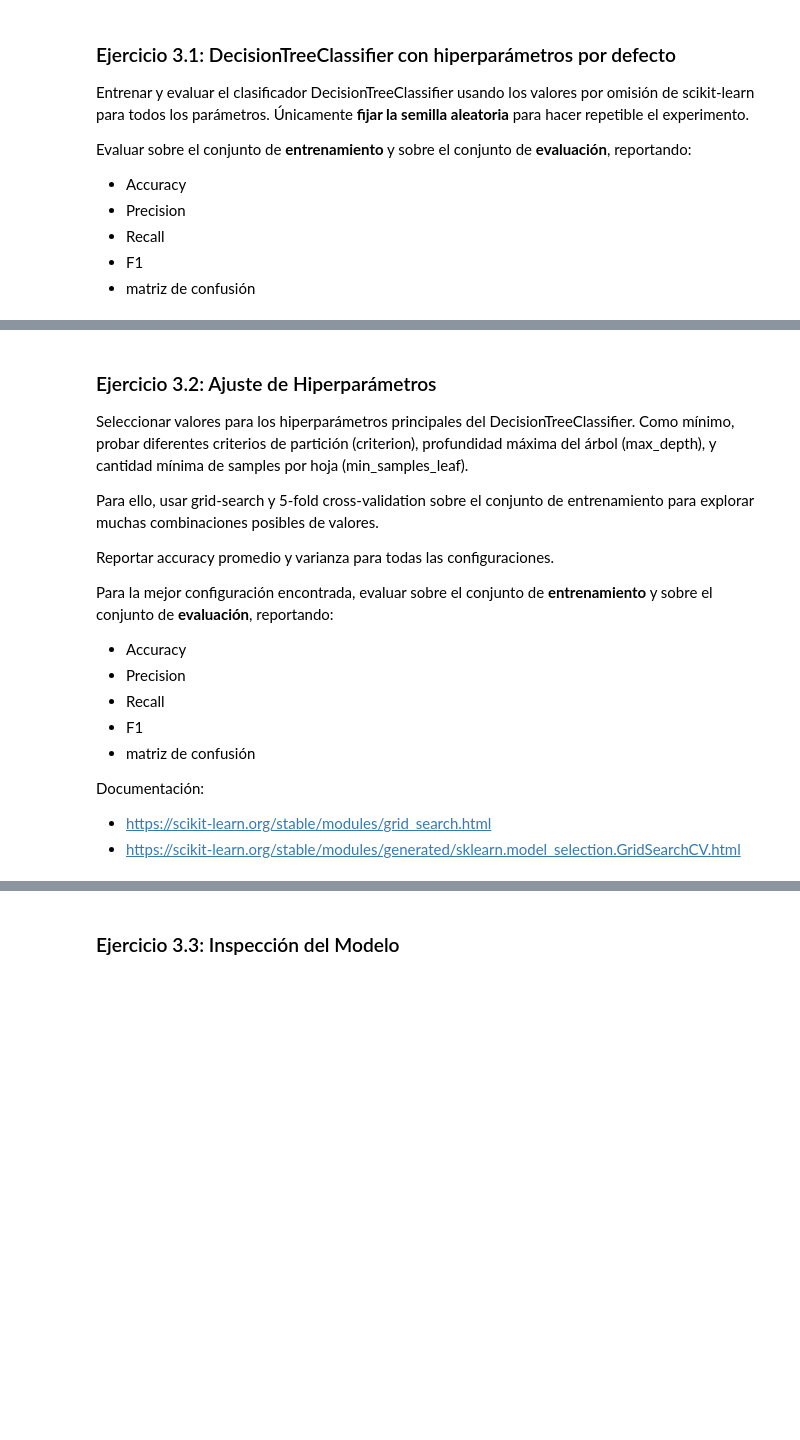
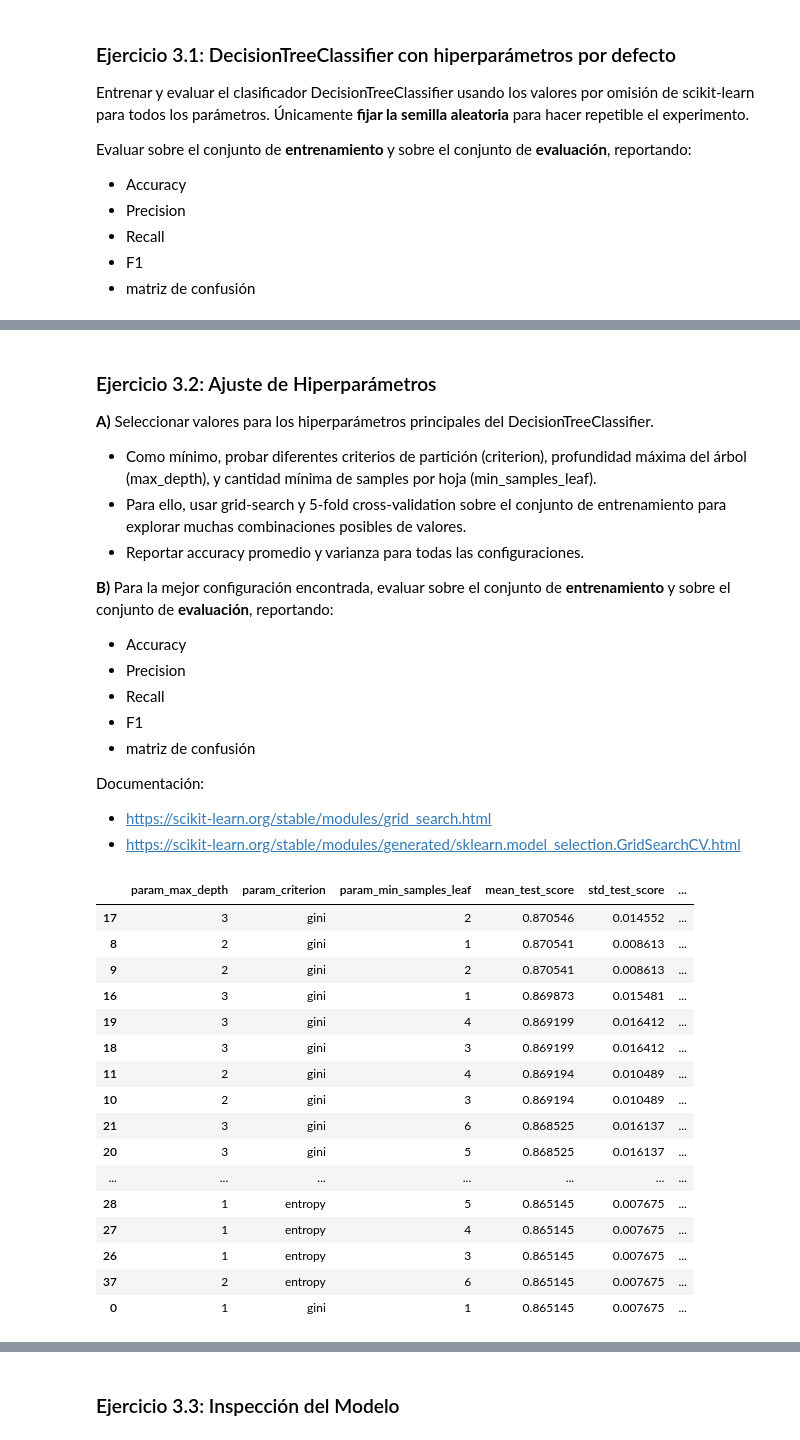
Before and after one commit to Verobornancini/IntroduccionAprendizajeAutomatico, a Jupyter notebook: LABORATORIOS/Lab_2.ipynb, the cells around one changed output, grey strips where cells are left out. Cells and saved outputs as stored; diff of their text form; code cells hidden in the pictures; blank space fills up the shorter version.

```diff
--- a/LABORATORIOS/Lab_2.ipynb
+++ b/LABORATORIOS/Lab_2.ipynb
@@ -255,6 +274,6 @@ SGDClassifier(alpha=1e-05, eta0=0.4, learning_rate='constant', loss='log',
 # %%
 # Mejor modelo seleccionado
-best_model_configuration= make_pipeline(StandardScaler(), SGDClassifier(eta0= 0.4, learning_rate='constant',loss='log',penalty='l2',random_state=0))
+best_model_configuration= make_pipeline(StandardScaler(), SGDClassifier(eta0= 0.1, learning_rate='constant',loss='log',penalty='l2',random_state=0))
 
 # Entrenamiento
 best_model_configuration.fit(X_train, y_train)
@@ -348,3 +374,7 @@ Evaluar sobre el conjunto de **entrenamiento** y sobre el conjunto de **evaluaci
 - Recall
 - F1
 - matriz de confusión
+# %%
+#from sklearn.tree import DecisionTreeClassifier
+modelo1 = DecisionTreeClassifier(random_state=0)
+modelo1.fit(X_train, y_train)
@@ -351,20 +418,55 @@ Evaluar sobre el conjunto de **entrenamiento** y sobre el conjunto de **evaluaci
 # %% [markdown]
 ### Ejercicio 3.2: Ajuste de Hiperparámetros
 
-Seleccionar valores para los hiperparámetros principales del DecisionTreeClassifier. Como mínimo, probar diferentes criterios de partición (criterion), profundidad máxima del árbol (max_depth), y cantidad mínima de samples por hoja (min_samples_leaf).
+**A)** Seleccionar valores para los hiperparámetros principales del DecisionTreeClassifier.
+* Como mínimo, probar diferentes criterios de partición (criterion), profundidad máxima del árbol (max_depth), y cantidad mínima de samples por hoja (min_samples_leaf).
+* Para ello, usar grid-search y 5-fold cross-validation sobre el conjunto de entrenamiento para explorar muchas combinaciones posibles de valores.
+* Reportar accuracy promedio y varianza para todas las configuraciones.
 
-Para ello, usar grid-search y 5-fold cross-validation sobre el conjunto de entrenamiento para explorar muchas combinaciones posibles de valores.
-
-Reportar accuracy promedio y varianza para todas las configuraciones.
-
-Para la mejor configuración encontrada, evaluar sobre el conjunto de **entrenamiento** y sobre el conjunto de **evaluación**, reportando:
+**B)** Para la mejor configuración encontrada, evaluar sobre el conjunto de **entrenamiento** y sobre el conjunto de **evaluación**, reportando:
 - Accuracy
 - Precision
 - Recall
 - F1
 - matriz de confusión
 
-
 Documentación:
 - https://scikit-learn.org/stable/modules/grid_search.html
 - https://scikit-learn.org/stable/modules/generated/sklearn.model_selection.GridSearchCV.html
+# %%
+# A) Selección de Hiperparámetros: Grilla
+param_grid_Tree = {
+    'criterion': ['gini', 'entropy'],
+    'max_depth':  [1,2,3],
+    'min_samples_leaf' :  list(range(1,9))
+}
+# %%
+# Modelo
+modelo2 = DecisionTreeClassifier(random_state = 0)
+cv = GridSearchCV(modelo2, param_grid_Tree, scoring='accuracy', cv=3)
+
+#Entrenamiento
+cv.fit(X_train, y_train);
+# %%
+# Reporte de accuracy promedio y varianza para todas las configuraciones
+results = cv.cv_results_
+df = pd.DataFrame(results)
+df[['param_max_depth', 'param_criterion','param_min_samples_leaf', 'mean_test_score', 'std_test_score', 'rank_test_score']].sort_values('rank_test_score')
+# %% [output]
+|  | param_max_depth | param_criterion | param_min_samples_leaf | mean_test_score | std_test_score | ... |
+| 17 | 3 | gini | 2 | 0.870546 | 0.014552 | ... |
+| 8 | 2 | gini | 1 | 0.870541 | 0.008613 | ... |
+| 9 | 2 | gini | 2 | 0.870541 | 0.008613 | ... |
+| 16 | 3 | gini | 1 | 0.869873 | 0.015481 | ... |
+| 19 | 3 | gini | 4 | 0.869199 | 0.016412 | ... |
+| 18 | 3 | gini | 3 | 0.869199 | 0.016412 | ... |
+| 11 | 2 | gini | 4 | 0.869194 | 0.010489 | ... |
+| 10 | 2 | gini | 3 | 0.869194 | 0.010489 | ... |
+| 21 | 3 | gini | 6 | 0.868525 | 0.016137 | ... |
+| 20 | 3 | gini | 5 | 0.868525 | 0.016137 | ... |
+| ... | ... | ... | ... | ... | ... | ... |
+| 28 | 1 | entropy | 5 | 0.865145 | 0.007675 | ... |
+| 27 | 1 | entropy | 4 | 0.865145 | 0.007675 | ... |
+| 26 | 1 | entropy | 3 | 0.865145 | 0.007675 | ... |
+| 37 | 2 | entropy | 6 | 0.865145 | 0.007675 | ... |
+| 0 | 1 | gini | 1 | 0.865145 | 0.007675 | ... |
```
Also changed, not shown: parts of 19 cells of this notebook, 10 other files.
